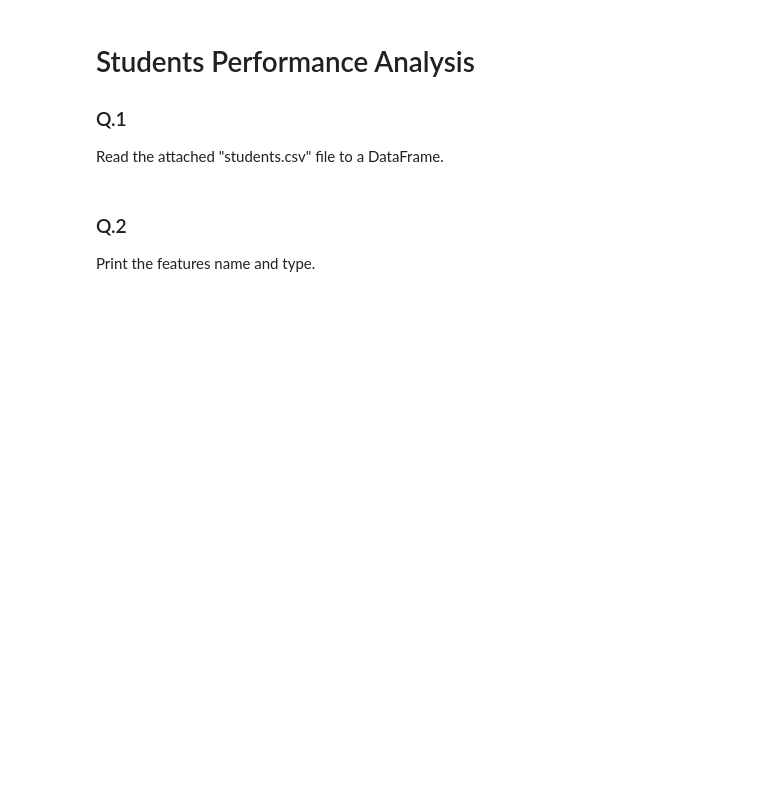
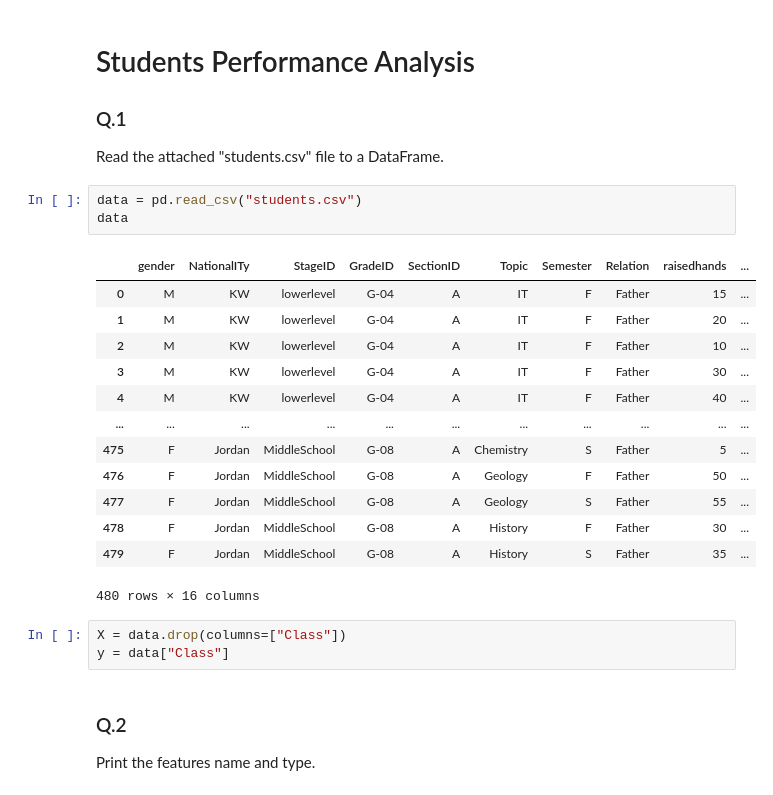
Before and after one commit to OrPerets/ml-for-business-analytics, a Jupyter notebook: practices/workshop/Students Performance Analysis.ipynb, the cells around one changed output. Saved outputs shown, nothing was run; the diff lists cells and outputs as text; blank space fills up the shorter version.

```diff
--- a/practices/workshop/Students Performance Analysis.ipynb
+++ b/practices/workshop/Students Performance Analysis.ipynb
@@ -25,6 +25,26 @@ plt.style.use("bmh")
 ### Q.1
 
 Read the attached "students.csv" file to a DataFrame.
+# %%
+data = pd.read_csv("students.csv")
+data
+# %% [output]
+|  | gender | NationalITy | StageID | GradeID | SectionID | Topic | Semester | Relation | raisedhands | ... |
+| 0 | M | KW | lowerlevel | G-04 | A | IT | F | Father | 15 | ... |
+| 1 | M | KW | lowerlevel | G-04 | A | IT | F | Father | 20 | ... |
+| 2 | M | KW | lowerlevel | G-04 | A | IT | F | Father | 10 | ... |
+| 3 | M | KW | lowerlevel | G-04 | A | IT | F | Father | 30 | ... |
+| 4 | M | KW | lowerlevel | G-04 | A | IT | F | Father | 40 | ... |
+| ... | ... | ... | ... | ... | ... | ... | ... | ... | ... | ... |
+| 475 | F | Jordan | MiddleSchool | G-08 | A | Chemistry | S | Father | 5 | ... |
+| 476 | F | Jordan | MiddleSchool | G-08 | A | Geology | F | Father | 50 | ... |
+| 477 | F | Jordan | MiddleSchool | G-08 | A | Geology | S | Father | 55 | ... |
+| 478 | F | Jordan | MiddleSchool | G-08 | A | History | F | Father | 30 | ... |
+| 479 | F | Jordan | MiddleSchool | G-08 | A | History | S | Father | 35 | ... |
+480 rows × 16 columns
+# %%
+X = data.drop(columns=["Class"])
+y = data["Class"]
 # %% [markdown]
 ### Q.2
 
```
Also changed, not shown: parts of 30 cells of this notebook.
